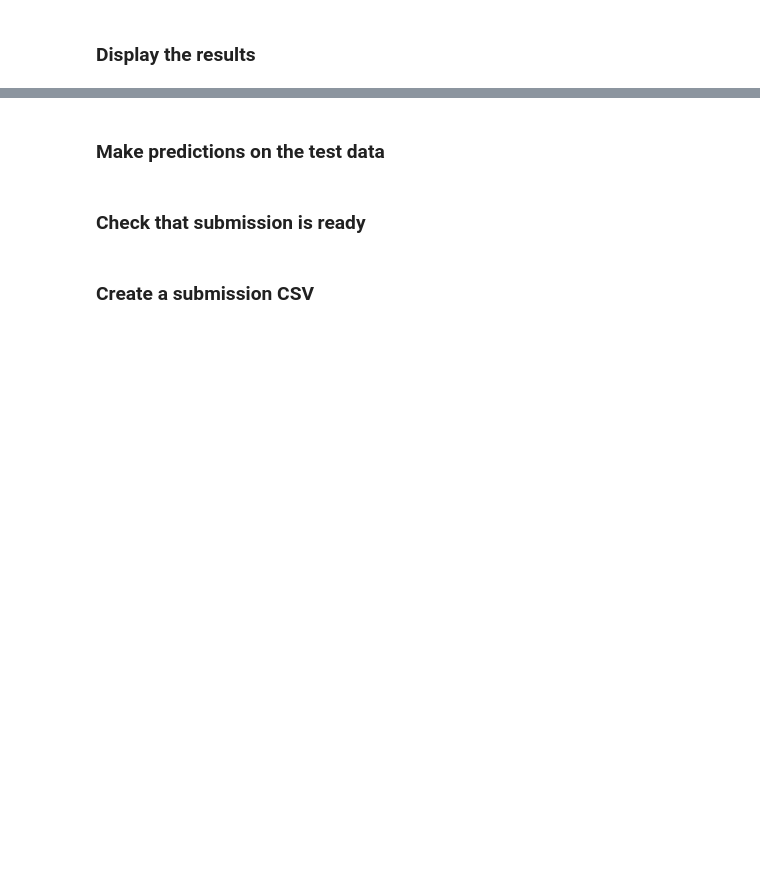
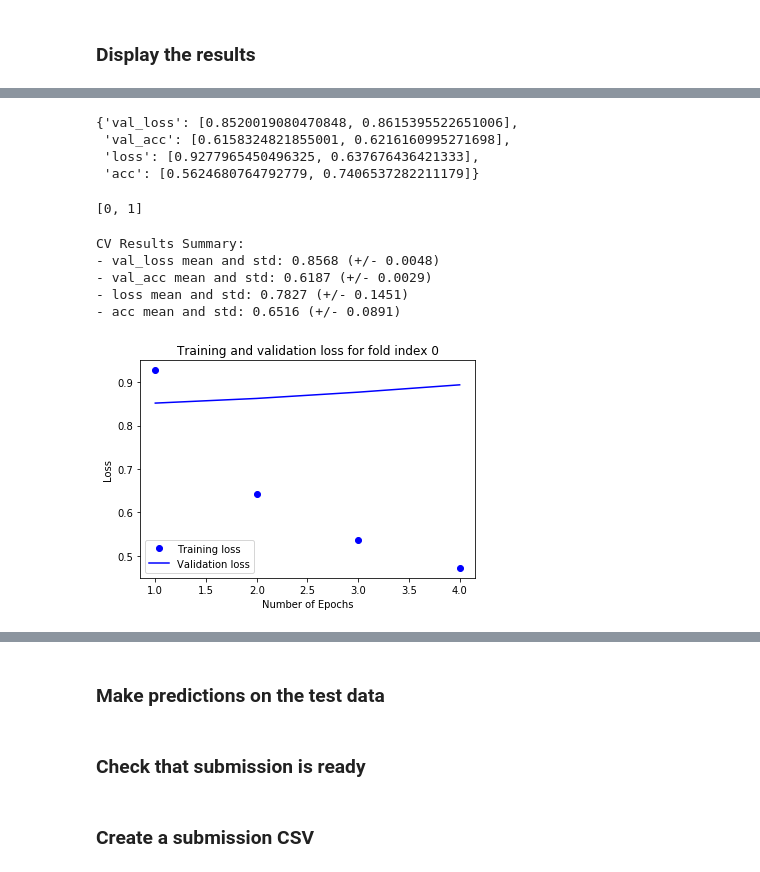
Before and after one commit to mrbarbasa/kaggle-spooky-author, a Jupyter notebook: code/02_glove_models.ipynb, the cells around one changed output, grey strips where cells are left out. Saved outputs shown, nothing was run; the diff lists cells and outputs as text; code cells hidden in the pictures; blank space fills up the shorter version.

Commit message:
Retrieve only the best scores per fold when calculating the CV Results Summary and add the metric vs epochs plot

```diff
--- a/code/02_glove_models.ipynb
+++ b/code/02_glove_models.ipynb
@@ -182,0 +203,31 @@ plt.show()
+# %%
+best_scores_per_fold
+# %% [output]
+{'val_loss': [0.8520019080470848, 0.8615395522651006],
+ 'val_acc': [0.6158324821855001, 0.6216160995271698],
+ 'loss': [0.9277965450496325, 0.637676436421333],
+ 'acc': [0.5624680764792779, 0.7406537282211179]}
+# %%
+best_score_epoch_indices
+# +1 to each and then divide by len and then take ceil
+# %% [output]
+[0, 1]
+# %%
+# Calculate the mean and standard deviation across all folds' best scores
+print('CV Results Summary:')
+for metric in all_metrics:
+    mean = np.mean(best_scores_per_fold[metric])
+    std = np.std(best_scores_per_fold[metric])
+    print('- {} mean and std: {:.4f} (+/- {:.4f})'.format(metric, mean, std))
+# %% [output]
+CV Results Summary:
+- val_loss mean and std: 0.8568 (+/- 0.0048)
+- val_acc mean and std: 0.6187 (+/- 0.0029)
+- loss mean and std: 0.7827 (+/- 0.1451)
+- acc mean and std: 0.6516 (+/- 0.0891)
+# %%
+# Pass in a metric (without the `val_` prefix) and a fold index to show
+# the training and validation error curves over the number of epochs
+display_metric_vs_epochs_plot(all_scores, 'loss', 0)
+# %% [output]
+[figure, added]
```
Also changed, not shown: parts of 8 cells of this notebook, 2 other files.
